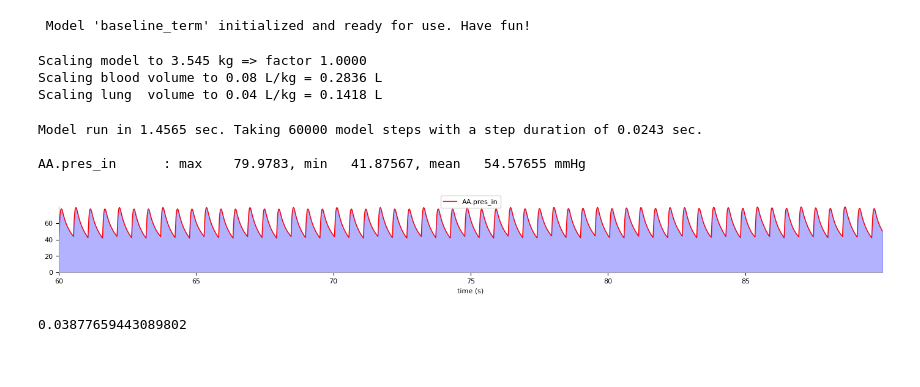
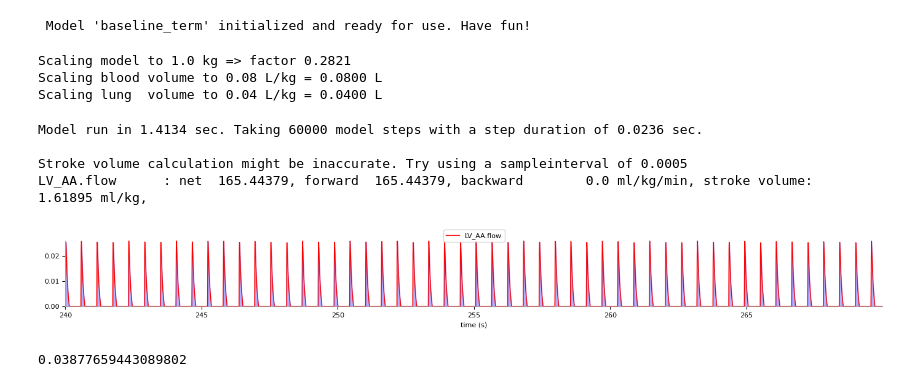
Before and after one commit to Dobutamine/explain-pypy, a Jupyter notebook: tutorial.ipynb, the cells around one changed output. Saved outputs shown, nothing was run; the diff lists cells and outputs as text; code cells hidden in the pictures.

Commit message:
added scaler

```diff
--- a/tutorial.ipynb
+++ b/tutorial.ipynb
@@ -4,18 +4,19 @@ model = ModelEngine(baseline_term_neonate)
 # %% [output]
  Model 'baseline_term' initialized and ready for use. Have fun!
 # %%
-model._scaler.scale_patient(3.545, 125, 52, 0.08, 0.04)
+model._scaler.scale_patient(1.0, 125, 52, 0.08, 0.04)
 # %% [output]
-Scaling model to 3.545 kg => factor 1.0000
-Scaling blood volume to 0.08 L/kg = 0.2836 L
-Scaling lung  volume to 0.04 L/kg = 0.1418 L
+Scaling model to 1.0 kg => factor 0.2821
+Scaling blood volume to 0.08 L/kg = 0.0800 L
+Scaling lung  volume to 0.04 L/kg = 0.0400 L
 # %%
-model.plot(["AA.pres_in"], time_to_calculate=30)
+model.plot(["LV_AA.flow"], time_to_calculate=30, weight_based=True)
 # %% [output]
-Model run in 1.4565 sec. Taking 60000 model steps with a step duration of 0.0243 sec.
+Model run in 1.4134 sec. Taking 60000 model steps with a step duration of 0.0236 sec.
 
-AA.pres_in      : max    79.9783, min   41.87567, mean   54.57655 mmHg
+Stroke volume calculation might be inaccurate. Try using a sampleinterval of 0.0005
+LV_AA.flow      : net  165.44379, forward  165.44379, backward        0.0 ml/kg/min, stroke volume:    1.61895 ml/kg,
-[figure, old version]
+[figure, new version]
 # %%
 model._scaler.get_total_gas_volume()
 # %% [output]
```
Also changed, not shown: parts of 1 cell of this notebook, 1 other file.
